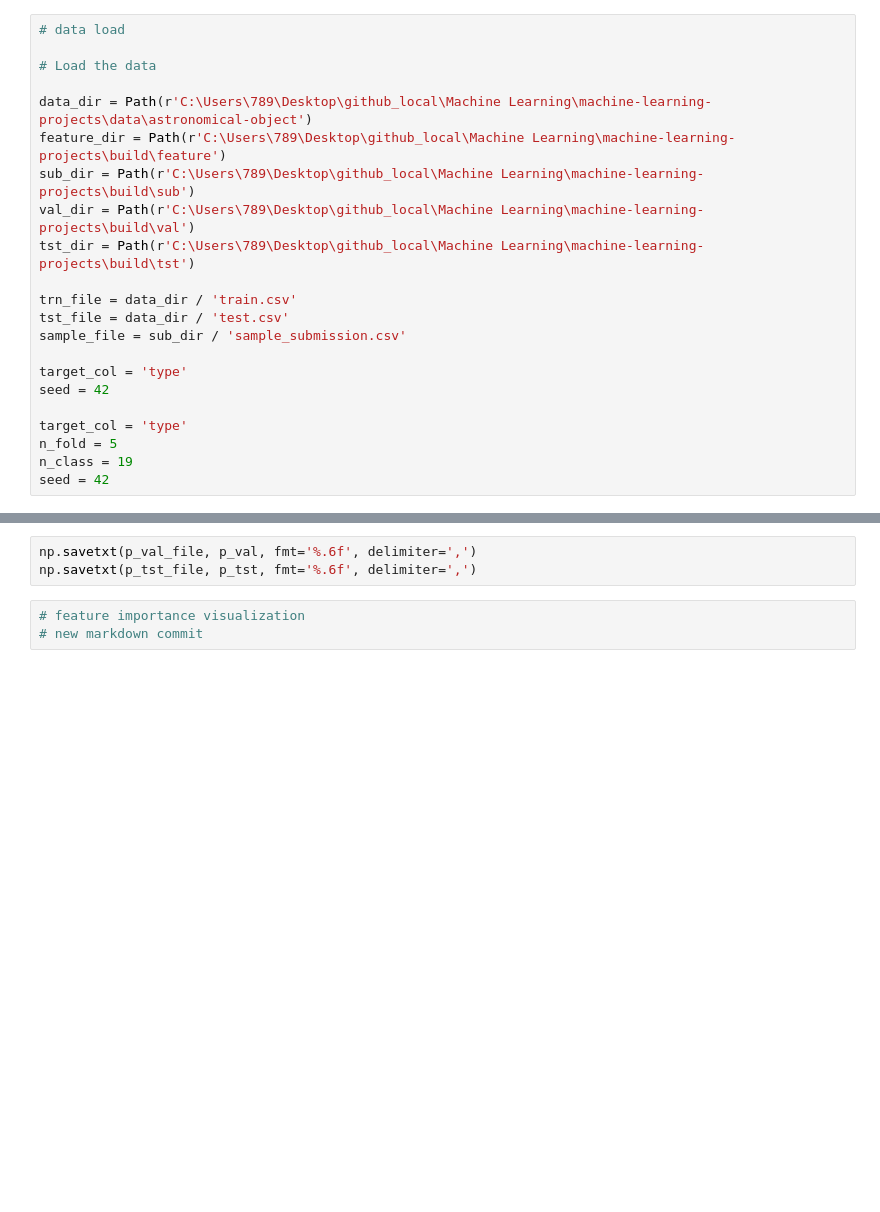
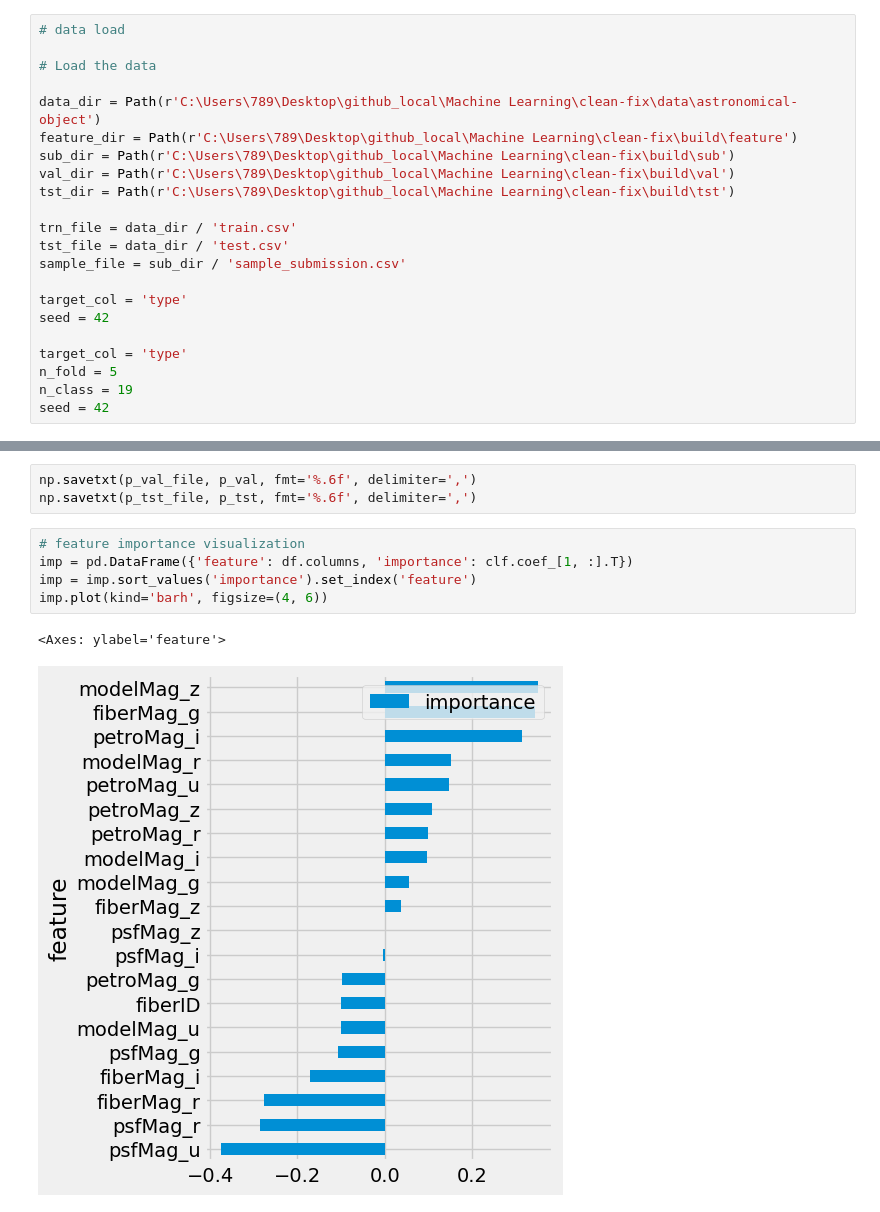
Before and after one commit to jun789-lee/astronomical-object-multiclassification, a Jupyter notebook: notebooks/08. 로지스틱 회귀 CV 실습.ipynb, the cells around one changed output, grey strips where cells are left out. Cells and saved outputs as stored; diff of their text form; blank space fills up the shorter version.

```diff
--- a/notebooks/08. 로지스틱 회귀 CV 실습.ipynb
+++ b/notebooks/08. 로지스틱 회귀 CV 실습.ipynb
@@ -23,11 +23,11 @@ warnings.simplefilter('ignore')
 
 # Load the data
 
-data_dir = Path(r'C:\Users\789\Desktop\github_local\Machine Learning\machine-learning-projects\data\astronomical-object')
-feature_dir = Path(r'C:\Users\789\Desktop\github_local\Machine Learning\machine-learning-projects\build\feature')
-sub_dir = Path(r'C:\Users\789\Desktop\github_local\Machine Learning\machine-learning-projects\build\sub')
-val_dir = Path(r'C:\Users\789\Desktop\github_local\Machine Learning\machine-learning-projects\build\val')
-tst_dir = Path(r'C:\Users\789\Desktop\github_local\Machine Learning\machine-learning-projects\build\tst')
+data_dir = Path(r'C:\Users\789\Desktop\github_local\Machine Learning\clean-fix\data\astronomical-object')
+feature_dir = Path(r'C:\Users\789\Desktop\github_local\Machine Learning\clean-fix\build\feature')
+sub_dir = Path(r'C:\Users\789\Desktop\github_local\Machine Learning\clean-fix\build\sub')
+val_dir = Path(r'C:\Users\789\Desktop\github_local\Machine Learning\clean-fix\build\val')
+tst_dir = Path(r'C:\Users\789\Desktop\github_local\Machine Learning\clean-fix\build\tst')
 
 trn_file = data_dir / 'train.csv'
 tst_file = data_dir / 'test.csv'
@@ -196,4 +194,9 @@ np.savetxt(p_val_file, p_val, fmt='%.6f', delimiter=',')
 np.savetxt(p_tst_file, p_tst, fmt='%.6f', delimiter=',')
 # %%
 # feature importance visualization
-# new markdown commit
+imp = pd.DataFrame({'feature': df.columns, 'importance': clf.coef_[1, :].T})
+imp = imp.sort_values('importance').set_index('feature')
+imp.plot(kind='barh', figsize=(4, 6))
+# %% [output]
+<Axes: ylabel='feature'>
+[figure, added]
```
Also changed, not shown: parts of 5 cells of this notebook, 9 other files.
